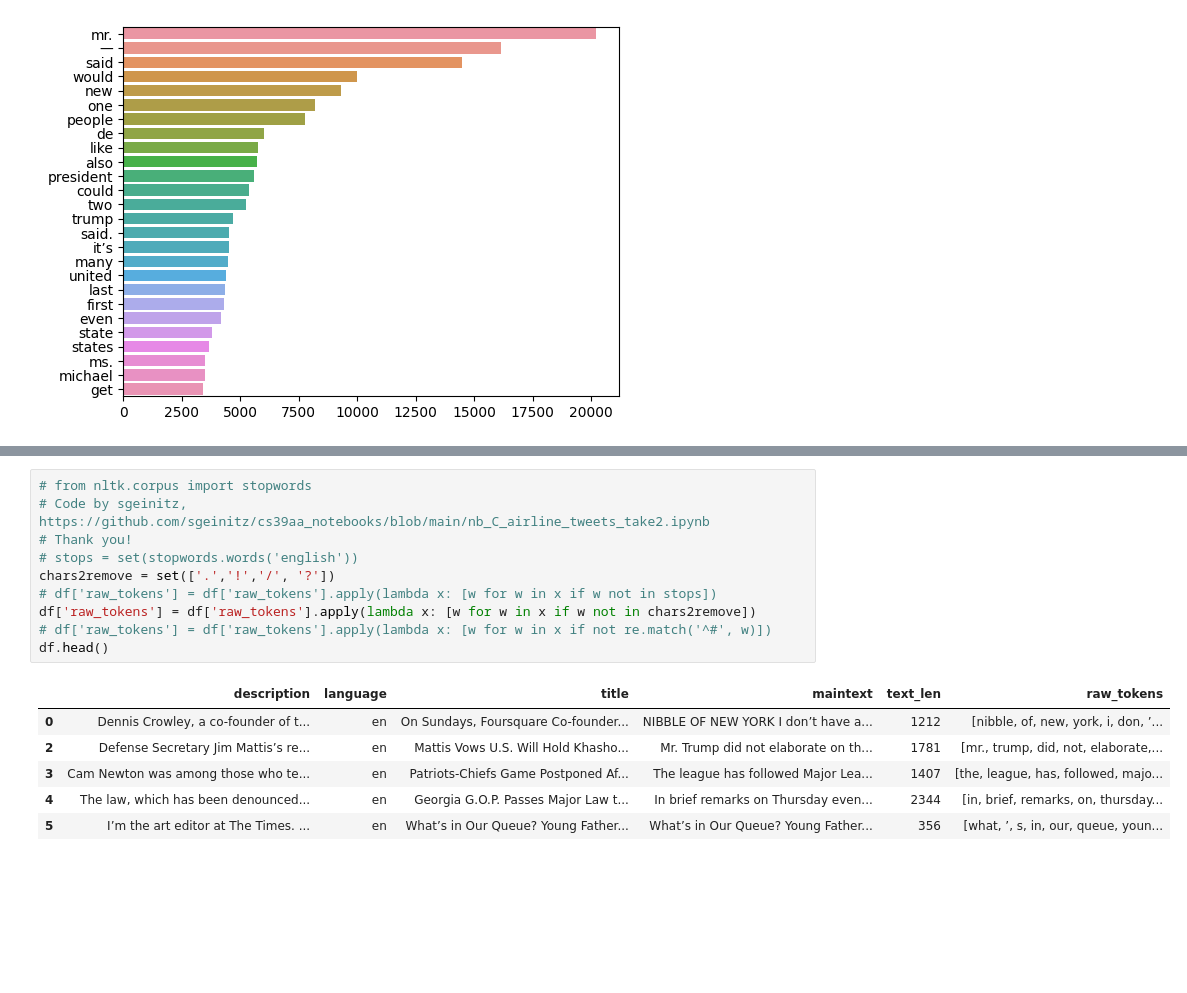
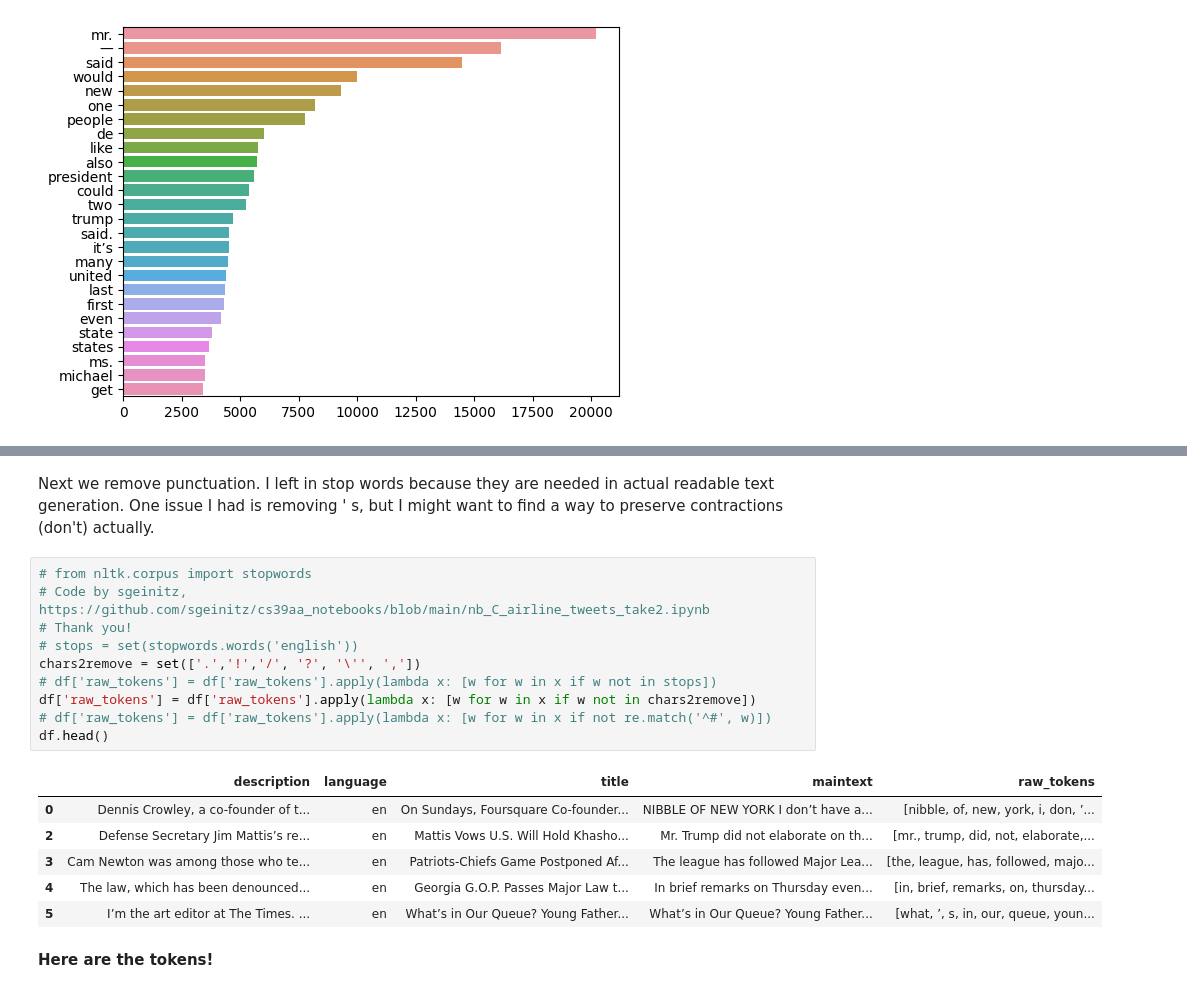
Before and after one commit to sgeinitz/cs39aa_project, a Jupyter notebook: project_part1.ipynb, the cells around one changed output, grey strips where cells are left out. Drawn from its saved outputs; the diff is of its cells as text; blank space fills up the shorter version.

```diff
--- a/project_part1.ipynb
+++ b/project_part1.ipynb
@@ -127,17 +131,21 @@ df.head()
+# %% [markdown]
+Next we remove punctuation. I left in stop words because they are needed in actual readable text generation. One issue I had is removing ' s, but I might want to find a way to preserve contractions (don't) actually.
 # %%
 # from nltk.corpus import stopwords
 # Code by sgeinitz, https://github.com/sgeinitz/cs39aa_notebooks/blob/main/nb_C_airline_tweets_take2.ipynb
 # Thank you!
 # stops = set(stopwords.words('english'))
-chars2remove = set(['.','!','/', '?'])
+chars2remove = set(['.','!','/', '?', '\'', ','])
 # df['raw_tokens'] = df['raw_tokens'].apply(lambda x: [w for w in x if w not in stops])
 df['raw_tokens'] = df['raw_tokens'].apply(lambda x: [w for w in x if w not in chars2remove])
 # df['raw_tokens'] = df['raw_tokens'].apply(lambda x: [w for w in x if not re.match('^#', w)])
 df.head()
 # %% [output]
-|  | description | language | title | maintext | text_len | raw_tokens |
-| 0 | Dennis Crowley, a co-founder of t... | en | On Sundays, Foursquare Co-founder... | NIBBLE OF NEW YORK I don’t have a... | 1212 | [nibble, of, new, york, i, don, ’... |
-| 2 | Defense Secretary Jim Mattis’s re... | en | Mattis Vows U.S. Will Hold Khasho... | Mr. Trump did not elaborate on th... | 1781 | [mr., trump, did, not, elaborate,... |
-| 3 | Cam Newton was among those who te... | en | Patriots-Chiefs Game Postponed Af... | The league has followed Major Lea... | 1407 | [the, league, has, followed, majo... |
-| 4 | The law, which has been denounced... | en | Georgia G.O.P. Passes Major Law t... | In brief remarks on Thursday even... | 2344 | [in, brief, remarks, on, thursday... |
-| 5 | I’m the art editor at The Times. ... | en | What’s in Our Queue? Young Father... | What’s in Our Queue? Young Father... | 356 | [what, ’, s, in, our, queue, youn... |
+|  | description | language | title | maintext | raw_tokens |
+| 0 | Dennis Crowley, a co-founder of t... | en | On Sundays, Foursquare Co-founder... | NIBBLE OF NEW YORK I don’t have a... | [nibble, of, new, york, i, don, ’... |
+| 2 | Defense Secretary Jim Mattis’s re... | en | Mattis Vows U.S. Will Hold Khasho... | Mr. Trump did not elaborate on th... | [mr., trump, did, not, elaborate,... |
+| 3 | Cam Newton was among those who te... | en | Patriots-Chiefs Game Postponed Af... | The league has followed Major Lea... | [the, league, has, followed, majo... |
+| 4 | The law, which has been denounced... | en | Georgia G.O.P. Passes Major Law t... | In brief remarks on Thursday even... | [in, brief, remarks, on, thursday... |
+| 5 | I’m the art editor at The Times. ... | en | What’s in Our Queue? Young Father... | What’s in Our Queue? Young Father... | [what, ’, s, in, our, queue, youn... |
+# %% [markdown]
+__Here are the tokens!__
```
Also changed, not shown: parts of 3 cells of this notebook.
